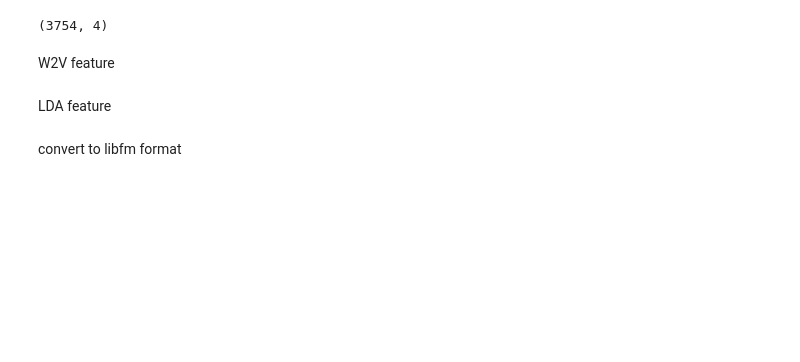
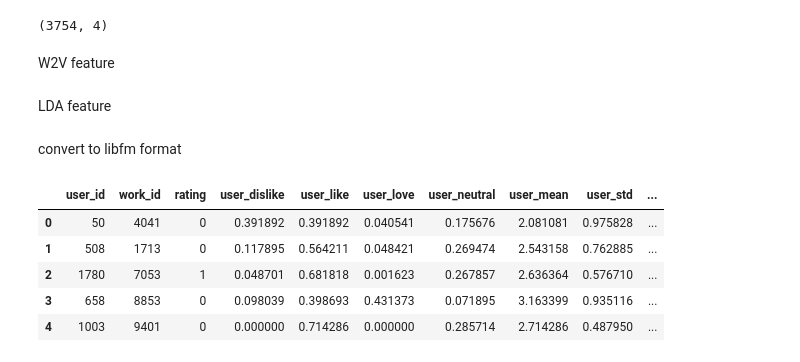
Before and after one commit to wattlebird/MangakiChallenge, a Jupyter notebook: FeatureExtraction.ipynb, the cells around one changed output. Saved outputs shown, nothing was run; the diff lists cells and outputs as text; code cells hidden in the pictures; blank space fills up the shorter version.

```diff
--- a/FeatureExtraction.ipynb
+++ b/FeatureExtraction.ipynb
@@ -422,6 +422,12 @@ for cv in [1,2,3]:
     value = hstack([basic, ext])
     dump_svmlight_file(value, valid.rating.values, path+"libfm/valid_{0}.csv".format(cv))
 # %%
+from scipy.sparse import coo_matrix, hstack
+from sklearn.datasets import dump_svmlight_file
+
+
+path = "/mnt/d/Data/mangaki-data-challenge/"
+
 train = pd.read_csv(path+"baseline/train_0.csv")
 valid = pd.read_csv(path+"baseline/test_0.csv")
 
@@ -455,8 +461,20 @@ for i, itm in enumerate(valid.iterrows()):
     data.append(1.0)
 
 basic = coo_matrix((data, (row, col)), shape=(valid.shape[0], 1983+9897))
-ext = valid.ix[:, 3:].fillna(0).values
+ext = valid.ix[:, 2:].fillna(0).values
 ext[:, 4] = ext[:, 4]/4
 ext[:, 10] = ext[:, 10]/4
 value = hstack([basic, ext])
 dump_svmlight_file(value, np.zeros(valid.shape[0]), path+"libfm/test_0.csv")
+# %%
+train = pd.read_csv(data+"baseline/train_0.csv")
+valid = pd.read_csv(data+"baseline/test_0.csv")
+# %%
+train.head()
+# %% [output]
+|  | user_id | work_id | rating | user_dislike | user_like | user_love | user_neutral | user_mean | user_std | ... |
+| 0 | 50 | 4041 | 0 | 0.391892 | 0.391892 | 0.040541 | 0.175676 | 2.081081 | 0.975828 | ... |
+| 1 | 508 | 1713 | 0 | 0.117895 | 0.564211 | 0.048421 | 0.269474 | 2.543158 | 0.762885 | ... |
+| 2 | 1780 | 7053 | 1 | 0.048701 | 0.681818 | 0.001623 | 0.267857 | 2.636364 | 0.576710 | ... |
+| 3 | 658 | 8853 | 0 | 0.098039 | 0.398693 | 0.431373 | 0.071895 | 3.163399 | 0.935116 | ... |
+| 4 | 1003 | 9401 | 0 | 0.000000 | 0.714286 | 0.000000 | 0.285714 | 2.714286 | 0.487950 | ... |
```
Also changed, not shown: parts of 9 cells of this notebook, 3 other files.
